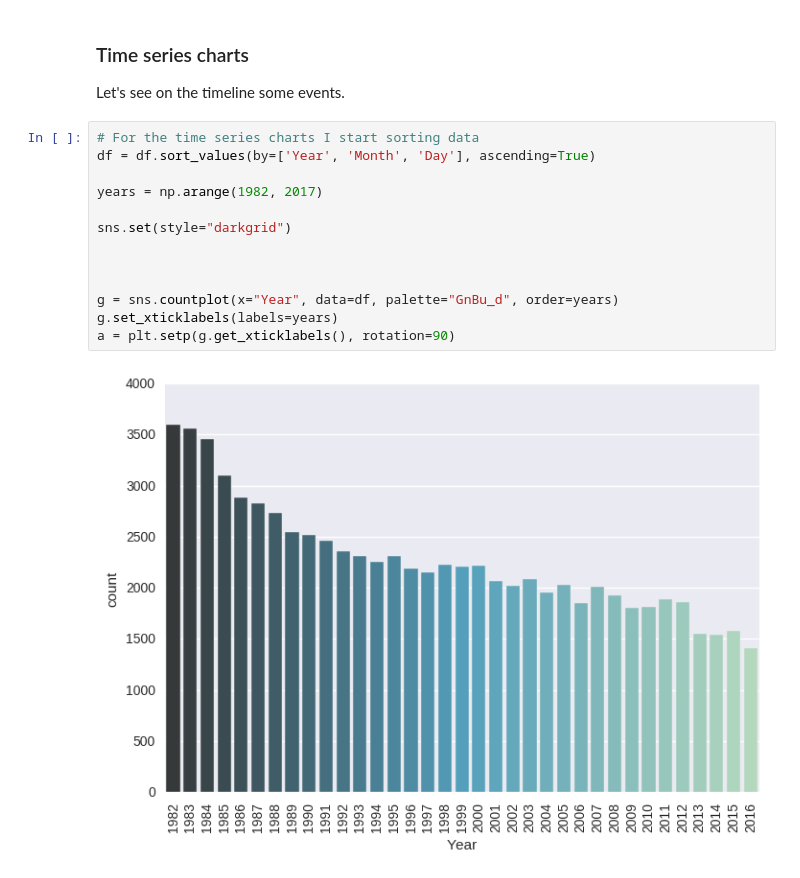
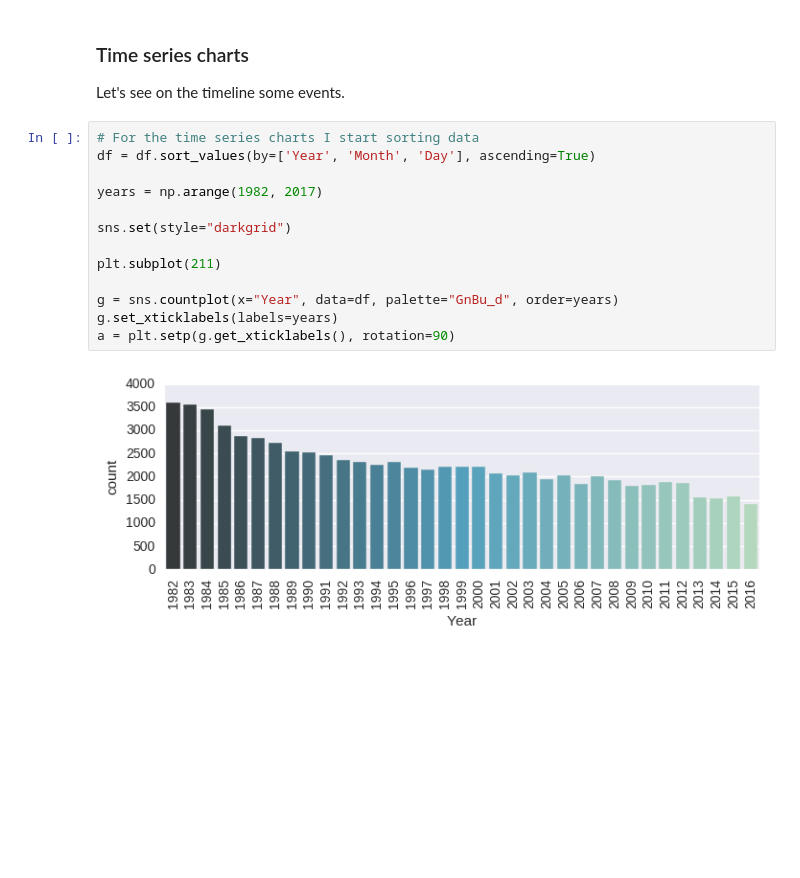
Before and after one commit to ddmng/jupyter-test, a Jupyter notebook: aviation/Exploring aviation data.ipynb, the cells around one changed output. Drawn from its saved outputs; the diff is of its cells as text; blank space fills up the shorter version.

```diff
--- a/aviation/Exploring aviation data.ipynb
+++ b/aviation/Exploring aviation data.ipynb
@@ -455,15 +455,15 @@ Let's see on the timeline some events.
 # %%
 # For the time series charts I start sorting data
 df = df.sort_values(by=['Year', 'Month', 'Day'], ascending=True)
 
 years = np.arange(1982, 2017)
 
 sns.set(style="darkgrid")
 
-
+plt.subplot(211)
 
 g = sns.countplot(x="Year", data=df, palette="GnBu_d", order=years)
 g.set_xticklabels(labels=years)
 a = plt.setp(g.get_xticklabels(), rotation=90)
 # %% [output]
-[figure, old version]
+[figure, new version]
```
Also changed, not shown: parts of 5 cells of this notebook.
